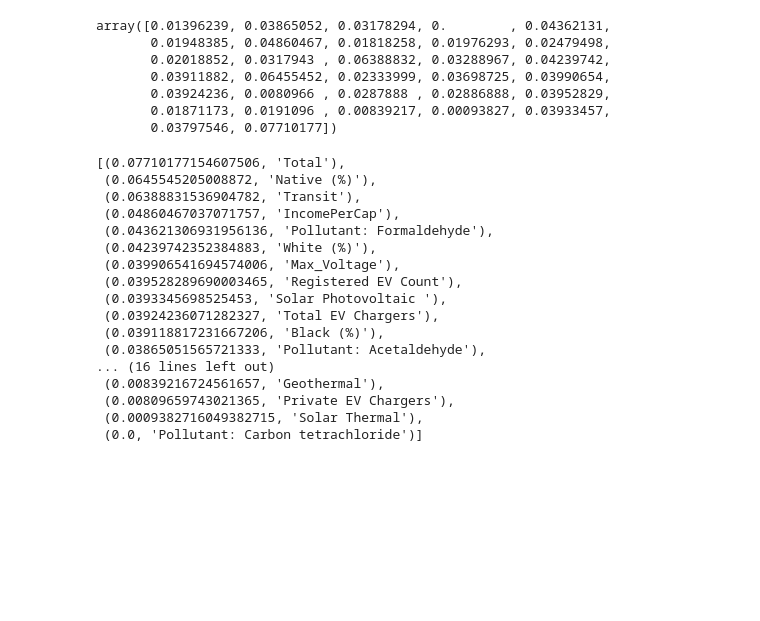
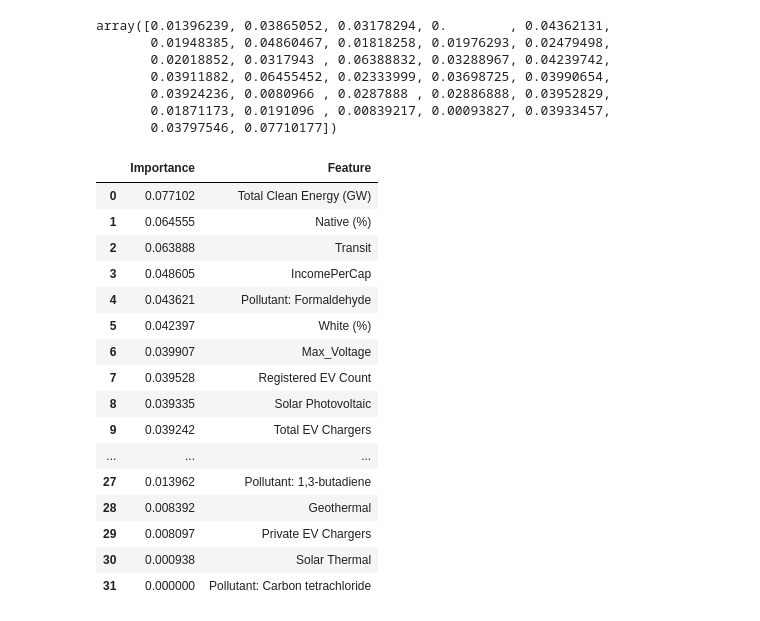
Before and after one commit to Bropell/Asthma_Analysis_in_California_Counties, a Jupyter notebook: Machine Learning/MachineLearning_BalancedRandomForest_REDO.ipynb, the cells around one changed output. Cells and saved outputs as stored; diff of their text form; code cells hidden in the pictures; blank space fills up the shorter version.

```diff
--- a/Machine Learning/MachineLearning_BalancedRandomForest_REDO.ipynb
+++ b/Machine Learning/MachineLearning_BalancedRandomForest_REDO.ipynb
@@ -130,22 +141,28 @@ array([0.01396239, 0.03865052, 0.03178294, 0.        , 0.04362131,
        0.03797546, 0.07710177])
 # %%
 # Sort features by their importance
-sorted(zip(brfc.feature_importances_, X.columns), reverse=True)
+features_rank = sorted(zip(brfc.feature_importances_, X.columns), reverse=True)
-# %% [output]
-[(0.07710177154607506, 'Total'),
- (0.0645545205008872, 'Native (%)'),
- (0.06388831536904782, 'Transit'),
- (0.04860467037071757, 'IncomePerCap'),
- (0.043621306931956136, 'Pollutant: Formaldehyde'),
- (0.04239742352384883, 'White (%)'),
- (0.039906541694574006, 'Max_Voltage'),
- (0.039528289690003465, 'Registered EV Count'),
- (0.0393345698525453, 'Solar Photovoltaic '),
- (0.03924236071282327, 'Total EV Chargers'),
- (0.039118817231667206, 'Black (%)'),
- (0.03865051565721333, 'Pollutant: Acetaldehyde'),
-... (16 lines left out)
- (0.00839216724561657, 'Geothermal'),
- (0.00809659743021365, 'Private EV Chargers'),
- (0.0009382716049382715, 'Solar Thermal'),
- (0.0, 'Pollutant: Carbon tetrachloride')]
+# %%
+# Turn importance of features into a dataframe
+features_df = pd.DataFrame(features_rank)
+cols = ['Importance', 'Feature']
+features_df.columns = cols
+features_df
+# %% [output]
+|  | Importance | Feature |
+| 0 | 0.077102 | Total Clean Energy (GW) |
+| 1 | 0.064555 | Native (%) |
+| 2 | 0.063888 | Transit |
+| 3 | 0.048605 | IncomePerCap |
+| 4 | 0.043621 | Pollutant: Formaldehyde |
+| 5 | 0.042397 | White (%) |
+| 6 | 0.039907 | Max_Voltage |
+| 7 | 0.039528 | Registered EV Count |
+| 8 | 0.039335 | Solar Photovoltaic |
+| 9 | 0.039242 | Total EV Chargers |
+| ... | ... | ... |
+| 27 | 0.013962 | Pollutant: 1,3-butadiene |
+| 28 | 0.008392 | Geothermal |
+| 29 | 0.008097 | Private EV Chargers |
+| 30 | 0.000938 | Solar Thermal |
+| 31 | 0.000000 | Pollutant: Carbon tetrachloride |
```
Also changed, not shown: parts of 5 cells of this notebook, 3 other files.
